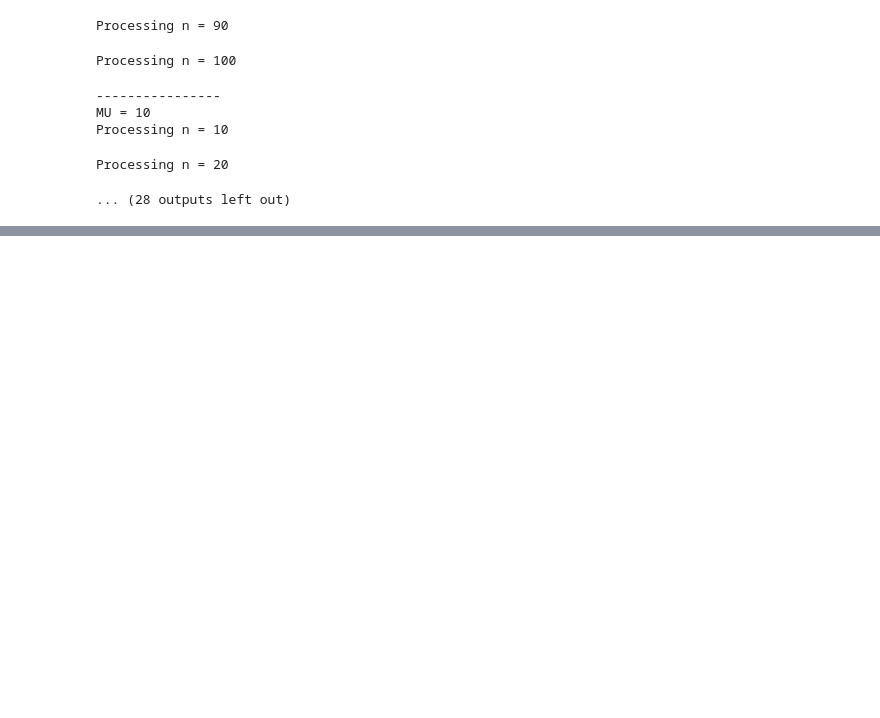
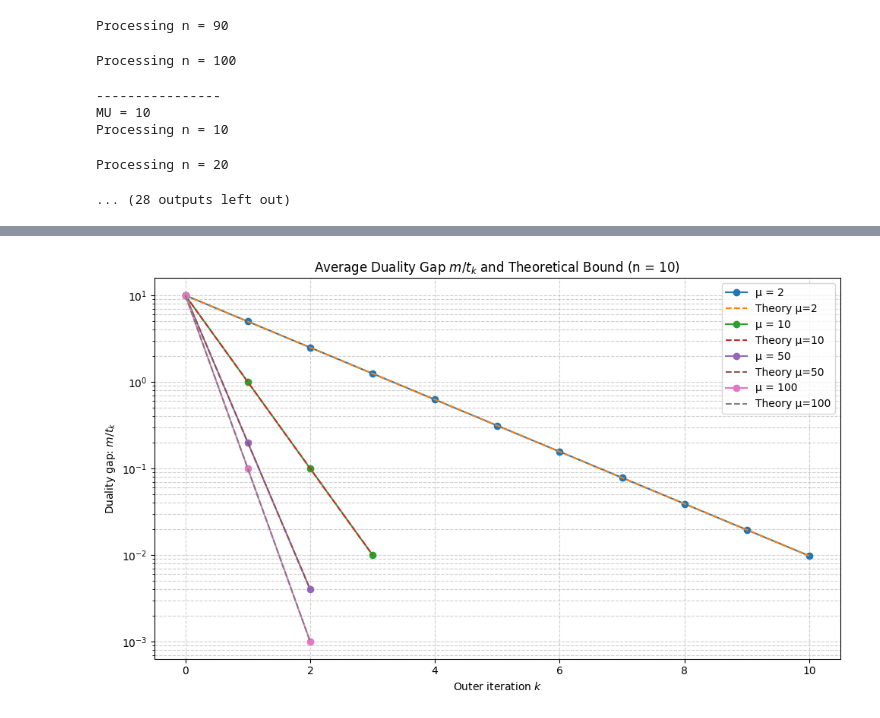
Before and after one commit to a13xbb/optimization-labs-mag, a Jupyter notebook: lab_4.ipynb, the cells around one changed output, grey strips where cells are left out. Cells and saved outputs as stored; diff of their text form; code cells hidden in the pictures; blank space fills up the shorter version.

```diff
--- a/lab_4.ipynb
+++ b/lab_4.ipynb
@@ -517,0 +662,27 @@ plt.grid(True)
+# %%
+plt.figure(figsize=(10, 6))
+t0 = 1
+m = 10
+
+for mu in mu_list:
+    dlist = dualities[mu]
+    maxlen = max(len(seq) for seq in dlist)
+
+    padded = [seq + [seq[-1]] * (maxlen - len(seq)) for seq in dlist]
+    avg_dual_gap = np.mean(padded, axis=0)
+
+    plt.semilogy(avg_dual_gap, marker='o', label=f'μ = {mu}')
+
+    k = np.arange(maxlen)
+    theory = m / (t0 * mu ** k)
+    plt.semilogy(k, theory, linestyle='--', label=f'Theory µ={mu}')
+
+plt.title('Average Duality Gap $m / t_k$ and Theoretical Bound (n = 10)')
+plt.xlabel('Outer iteration $k$')
+plt.ylabel('Duality gap: $m / t_k$')
+plt.grid(True, which='both', linestyle='--', alpha=0.6)
+plt.legend()
+plt.tight_layout()
+plt.show()
+# %% [output]
+[figure, added]
```
Also changed, not shown: parts of 29 cells of this notebook.
